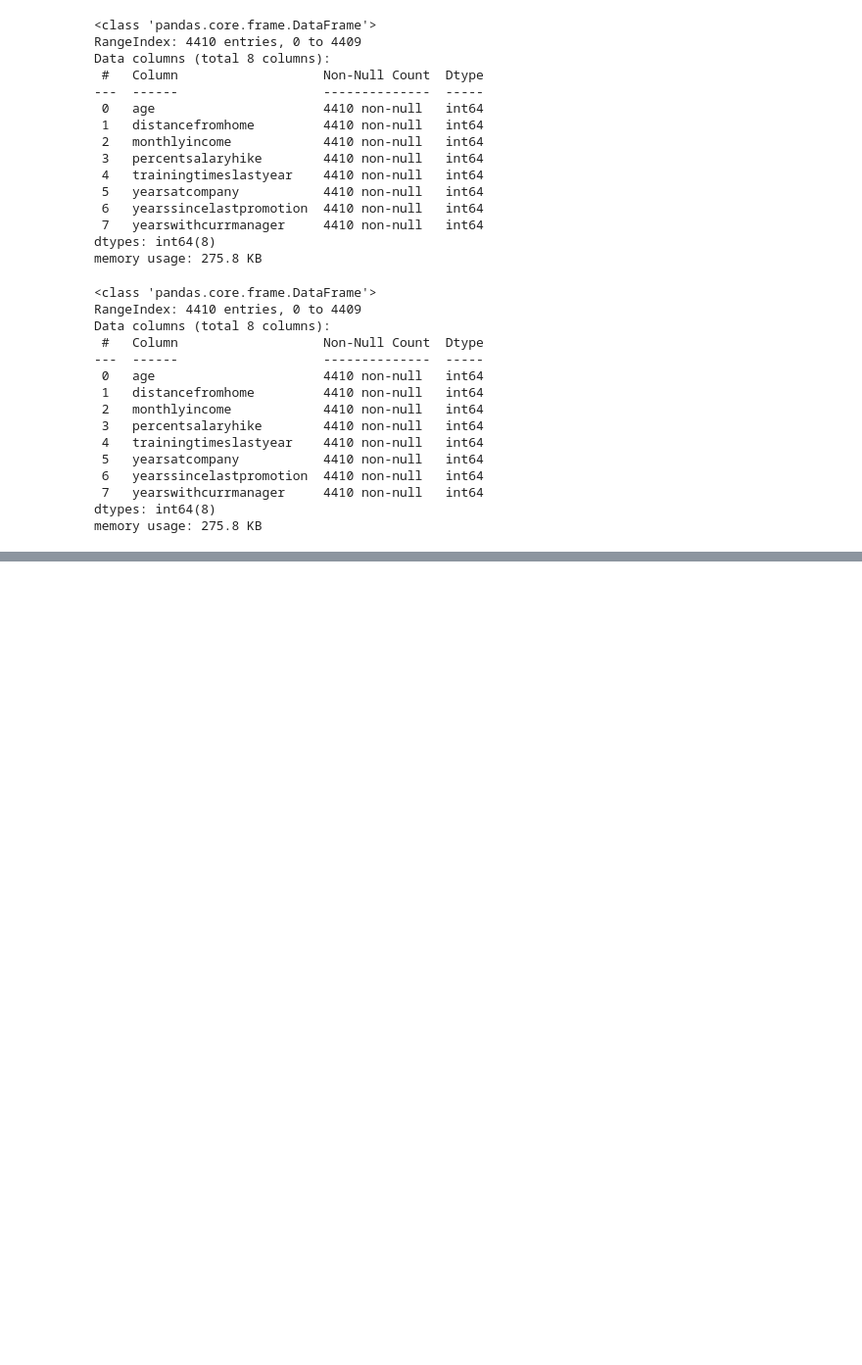
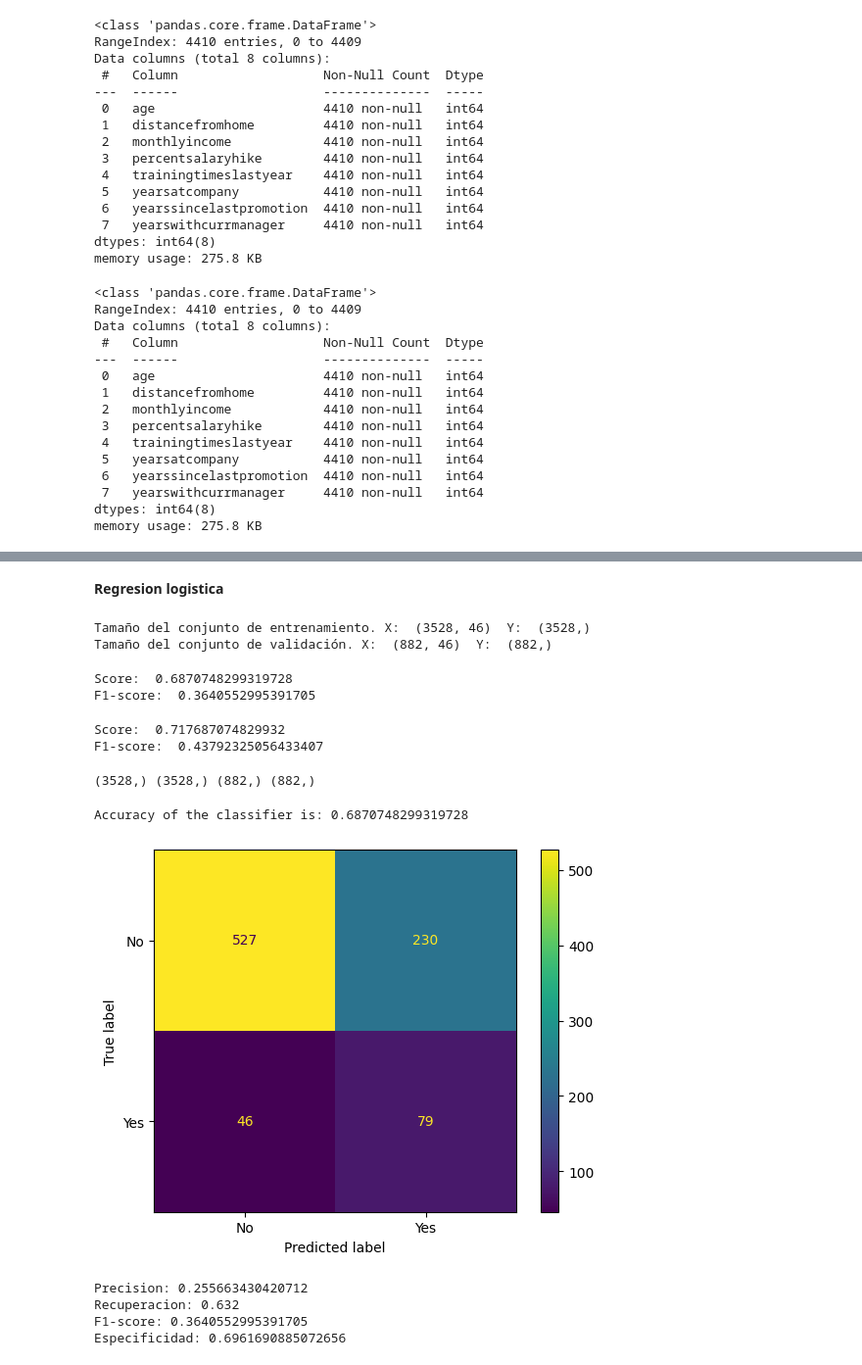
Before and after one commit to Astridgiraldo/RH, a Jupyter notebook: SEL_VAR.ipynb, the cells around one changed output, grey strips where cells are left out. Shown at 98% size. Saved outputs shown, nothing was run; the diff lists cells and outputs as text; code cells hidden in the pictures; blank space fills up the shorter version.

Commit message:
Selección de variables según modelos

```diff
--- a/SEL_VAR.ipynb
+++ b/SEL_VAR.ipynb
@@ -545,3 +547,6 @@ Data columns (total 8 columns):
  7   yearswithcurrmanager     4410 non-null   int64
 dtypes: int64(8)
 memory usage: 275.8 KB
+# %%
+X_total2015=pd.concat([X_int2015, X_float2015, X_object_t2015], axis=1)
+X_total2015.head()
@@ -547,0 +560,73 @@ memory usage: 275.8 KB
+# %% [markdown]
+**Regresion logistica**
+# %%
+X_train, X_test, y_train, y_test = train_test_split(X_total2015, y2016, test_size=0.2, random_state=42)
+
+#Imprimir Tamaño de dataset, corresponden al 80,20
+print("Tamaño del conjunto de entrenamiento. X: ", X_train.shape," Y: ", y_train.shape)
+print("Tamaño del conjunto de validación. X: ", X_test.shape," Y: ", y_test.shape )
+
+#Nombre de caracteristicas númericas
+#numeric_columns=list(X_total.select_dtypes('float64').columns)
+
+#Estandarización de variables númericas
+pipeline=ColumnTransformer([( "std_numericas",MinMaxScaler() , X_total2015.columns)], remainder='passthrough')
+
+X_train = pipeline.fit_transform(X_train)
+X_test = pipeline.transform(X_test)
+# %% [output]
+Tamaño del conjunto de entrenamiento. X:  (3528, 46)  Y:  (3528,)
+Tamaño del conjunto de validación. X:  (882, 46)  Y:  (882,)
+# %%
+log_model_1 = LogisticRegression(class_weight="balanced", random_state=1, max_iter=1000)
+log_model_1.fit(X_train, y_train)
+# Predicciones
+y_pred = log_model_1.predict(X_test)
+
+print("Score: ", log_model_1.score(X_test, y_test))
+print("F1-score: ", f1_score(y_test, y_pred))
+# %% [output]
+Score:  0.6870748299319728
+F1-score:  0.3640552995391705
+# %%
+y_pred_train = log_model_1.predict(X_train)
+
+print("Score: ", log_model_1.score(X_train, y_train))
+print("F1-score: ", f1_score(y_train, y_pred_train))
+# %% [output]
+Score:  0.717687074829932
+F1-score:  0.43792325056433407
+# %%
+print(y_pred_train.shape, y_train.shape, y_test.shape, y_pred.shape,)
+# %% [output]
+(3528,) (3528,) (882,) (882,)
+# %%
+# Exactitud del modelo
+print(f"Accuracy of the classifier is: {accuracy_score(y_test, y_pred)}")
+
+# Matriz de confusion
+cm_test= confusion_matrix(y_test, y_pred)
+# Visualización de la matriz de confusion
+cm_test_display = ConfusionMatrixDisplay(confusion_matrix = cm_test, display_labels = le.classes_)
+cm_test_display.plot()
+plt.show()
+# %% [output]
+Accuracy of the classifier is: 0.6870748299319728
+[figure, added]
+# %%
+# Extraccion de elementos de la matriz
+tn, fp, fn, tp = cm_test.ravel()
+
+# Calculo de metricas
+precision=tp/(tp+fp)
+recall=tp/(tp+fn)
+especificidad=tn/(fp+tn)
+print(f'Precision: {precision}')
+print(f'Recuperacion: {recall}')
+print(f'F1-score: {(2*precision*recall)/(precision+recall)}')
+print(f'Especificidad: {especificidad}')
+# %% [output]
+Precision: 0.255663430420712
+Recuperacion: 0.632
+F1-score: 0.3640552995391705
+Especificidad: 0.6961690885072656
```
Also changed, not shown: parts of 11 cells of this notebook.
